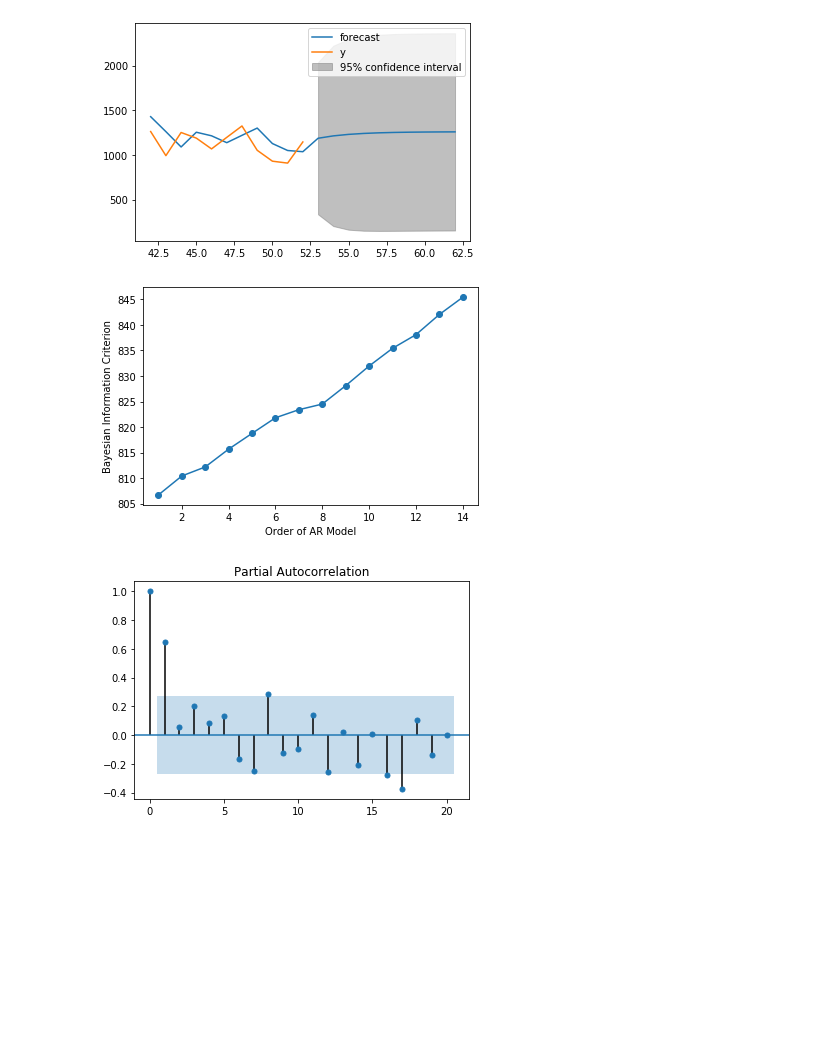
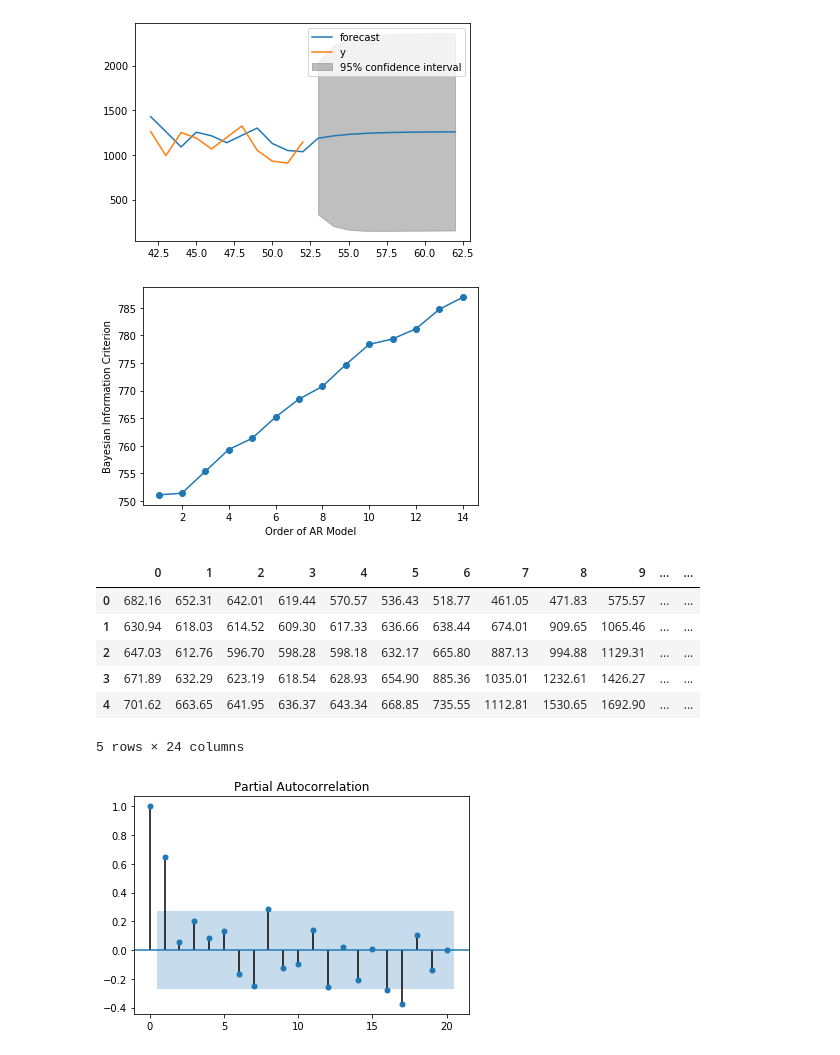
Before and after one commit to ERAUMECR/T_S_Analysis, a Jupyter notebook: Time Series Analysis.ipynb, the cells around one changed output. Cells and saved outputs as stored; diff of their text form; code cells hidden in the pictures; blank space fills up the shorter version.

```diff
--- a/Time Series Analysis.ipynb
+++ b/Time Series Analysis.ipynb
@@ -10,7 +10,7 @@ from statsmodels.tsa.arima_model import ARMA
 
 # HOME C:/Users/ERIC/Desktop/T_S_Analysis/
 # ORCA C:/Users/Operaciones F/T_S_Analysis/
-data_mondays = pd.read_excel('C:/Users/ERIC/Desktop/T_S_Analysis/PML 09LBR LUNES HORORIO.xlsx', 2)
+data_mondays = pd.read_excel('C:/Users/Operaciones F/T_S_Analysis/PML 09LBR LUNES HORORIO.xlsx', 2)
 data = data_mondays.iloc[:,2:26].values
 data = pd.DataFrame(data)
 data.head()
@@ -124,23 +159,30 @@ plt.show()
 # %%
 #The partial ACF measures the incremental benefit of addign another lag
 #Two common adjusted goodness-of-fit measures are called
 #AIC Akaike Information Criteria
 #Bayesian Information Criteria
 # Fit the data to an AR(p) for p = 0,...,6 , and save the BIC
 BIC = np.zeros(15)
 for p in range(15):
-    mod = ARMA(data[0], order=(p,0))
+    mod = ARMA(data[5], order=(p,0))
     res = mod.fit()
 # Save BIC for AR(p)
     BIC[p] = res.bic
 
 # Plot the BIC as a function of p
 plt.plot(range(1,15), BIC[1:15], marker='o')
 plt.xlabel('Order of AR Model')
 plt.ylabel('Bayesian Information Criterion')
 plt.show()
 # %% [output]
-[figure, old version]
+[figure, new version]
+|  | 0 | 1 | 2 | 3 | 4 | 5 | 6 | 7 | 8 | 9 | ... | ... |
+| 0 | 682.16 | 652.31 | 642.01 | 619.44 | 570.57 | 536.43 | 518.77 | 461.05 | 471.83 | 575.57 | ... | ... |
+| 1 | 630.94 | 618.03 | 614.52 | 609.30 | 617.33 | 636.66 | 638.44 | 674.01 | 909.65 | 1065.46 | ... | ... |
+| 2 | 647.03 | 612.76 | 596.70 | 598.28 | 598.18 | 632.17 | 665.80 | 887.13 | 994.88 | 1129.31 | ... | ... |
+| 3 | 671.89 | 632.29 | 623.19 | 618.54 | 628.93 | 654.90 | 885.36 | 1035.01 | 1232.61 | 1426.27 | ... | ... |
+| 4 | 701.62 | 663.65 | 641.95 | 636.37 | 643.34 | 668.85 | 735.55 | 1112.81 | 1530.65 | 1692.90 | ... | ... |
+5 rows × 24 columns
 # %%
 plot_pacf(data[0], lags=20)
 plt.show()
```
Also changed, not shown: parts of 6 cells of this notebook, 2 other files.
